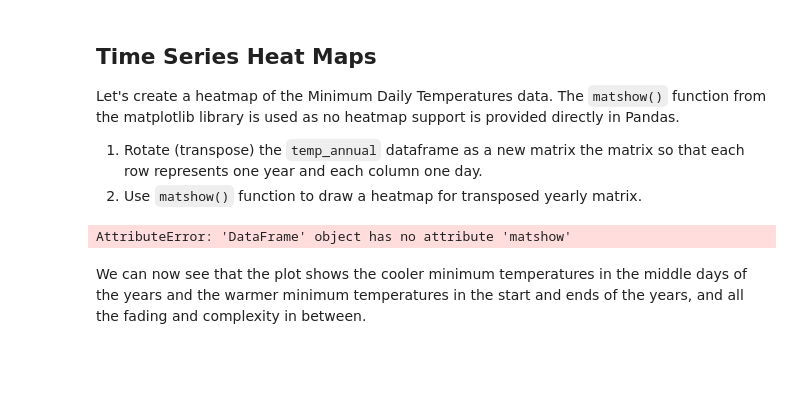
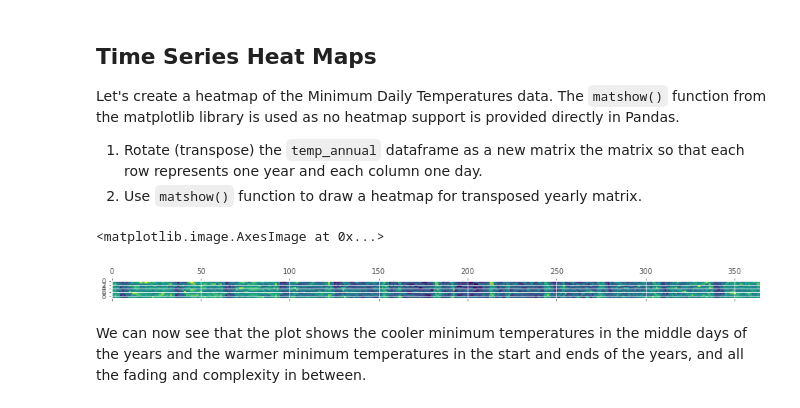
Before and after one commit to danjizquierdo/dsc-3-25-04-visualizing-time-series-data-lab-nyc-ds-career-012819, a Jupyter notebook: index.ipynb, the cells around one changed output. Drawn from its saved outputs; the diff is of its cells as text; code cells hidden in the pictures; blank space fills up the shorter version.

```diff
--- a/index.ipynb
+++ b/index.ipynb
@@ -197,9 +197,10 @@ Let's create a heatmap of the Minimum Daily Temperatures data. The `matshow()` f
 # %%
 ##### Transpose the yearly group DataFrame and draw a heatmap with matshow()
 
-y_data.T.matshow()
+plt.matshow(y_data.T)
 # %% [output]
-AttributeError: 'DataFrame' object has no attribute 'matshow'
+<matplotlib.image.AxesImage at 0x...>
+[figure, added]
 # %% [markdown]
 We can now see that the plot shows the cooler minimum temperatures in the middle days of the years and the warmer minimum temperatures in the start and ends of the years, and all the fading and complexity in between.
 # %% [markdown]
```
